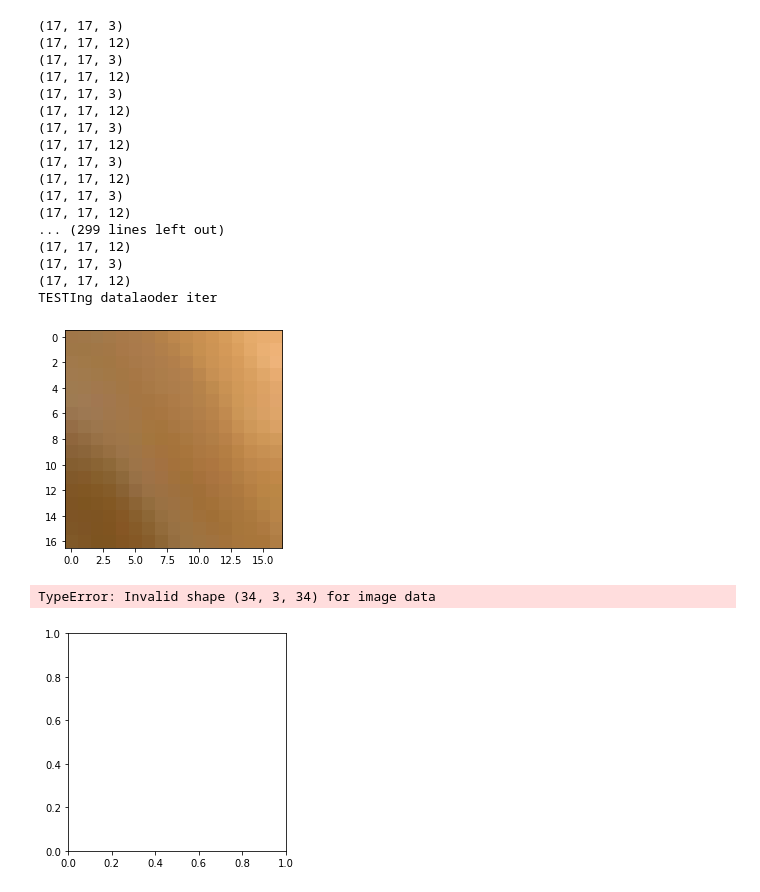
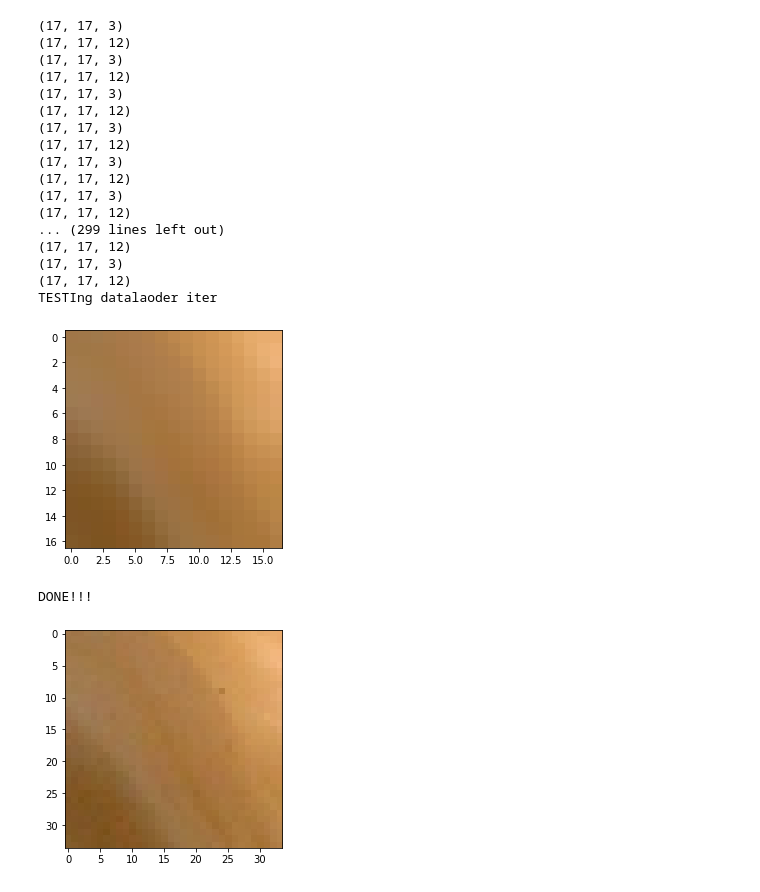
Before and after one commit to mrlomar/ESPCN_Reproducibility_Project, a Jupyter notebook: main.ipynb, the cells around one changed output. Drawn from its saved outputs; the diff is of its cells as text; code cells hidden in the pictures.

```diff
--- a/main.ipynb
+++ b/main.ipynb
@@ -157,36 +156,36 @@ def toDataloader(train_data, train_labels):
 # pyplot.imshow(original_images[0])
 # pyplot.imshow(lr_dataset[0])
 
 # ----TEST DATALOADER ----
 dataloader = torchDataloader_from_path('datasets/T91', r, blur)
 
 print("TESTIng datalaoder iter")
 i1, l1 = next(iter(dataloader))
 imshow(i1[0])
-imshow(PS(l1[0], r))
+plt.imshow(PS(l1[0], r))
 
 print("DONE!!!")
 # %% [output]
 (17, 17, 3)
 (17, 17, 12)
 (17, 17, 3)
 (17, 17, 12)
 (17, 17, 3)
 (17, 17, 12)
 (17, 17, 3)
 (17, 17, 12)
 (17, 17, 3)
 (17, 17, 12)
 (17, 17, 3)
 (17, 17, 12)
 ... (299 lines left out)
 (17, 17, 12)
 (17, 17, 3)
 (17, 17, 12)
 TESTIng datalaoder iter
 [figure]
-TypeError: Invalid shape (34, 3, 34) for image data
+DONE!!!
-[figure, old version]
+[figure, new version]
 # %%
 use_gpu = torch.cuda.is_available()
 
```
Also changed, not shown: parts of 3 cells of this notebook.
